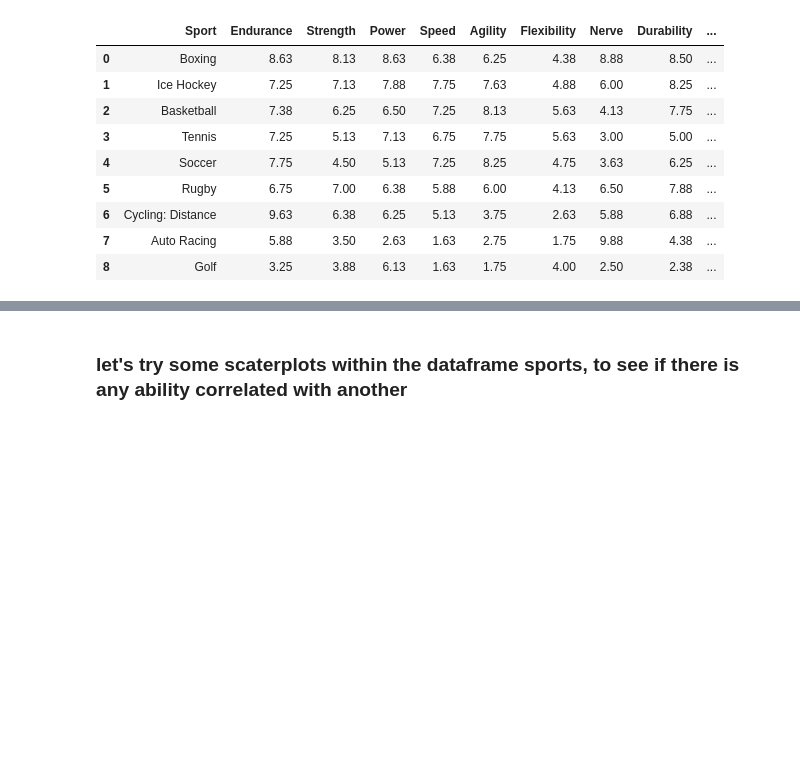
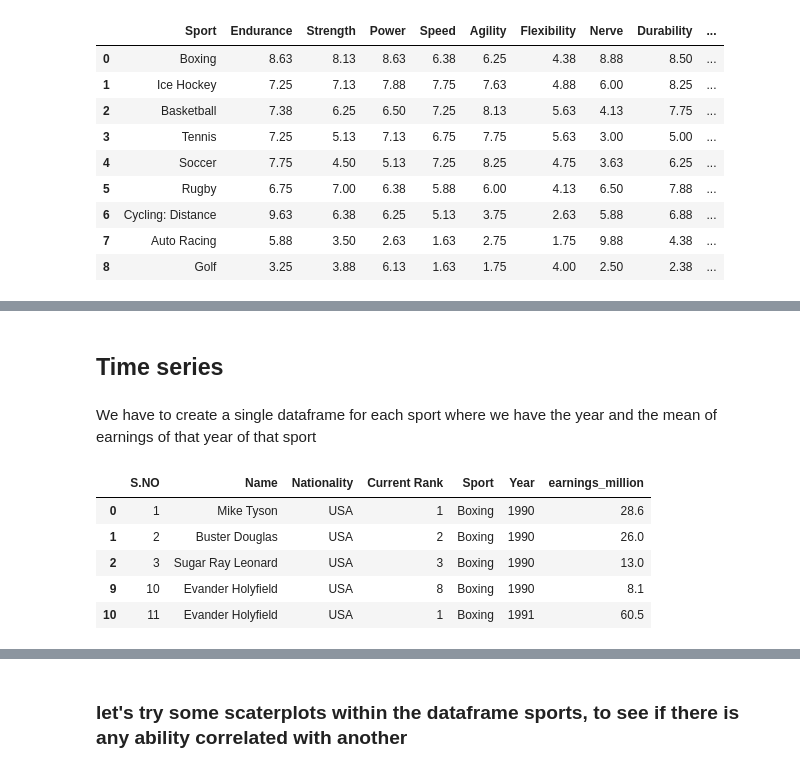
Before and after one commit to Jorge-Solana/Economical_Sports_Hisotry_and_Best_suitable_sport, a Jupyter notebook: First_Visuals.ipynb, the cells around one changed output, grey strips where cells are left out. Drawn from its saved outputs; the diff is of its cells as text; code cells hidden in the pictures; blank space fills up the shorter version.

```diff
--- a/First_Visuals.ipynb
+++ b/First_Visuals.ipynb
@@ -197,0 +280,4 @@ sports_cropped
+# %% [markdown]
+## Time series
+# %% [markdown]
+We have to create a single dataframe for each sport where we have the year and the mean of earnings of that year of that sport
@@ -197,0 +300,9 @@ sports_cropped
+# %%
+boxing.head()
+# %% [output]
+|  | S.NO | Name | Nationality | Current Rank | Sport | Year | earnings_million |
+| 0 | 1 | Mike Tyson | USA | 1 | Boxing | 1990 | 28.6 |
+| 1 | 2 | Buster Douglas | USA | 2 | Boxing | 1990 | 26.0 |
+| 2 | 3 | Sugar Ray Leonard | USA | 3 | Boxing | 1990 | 13.0 |
+| 9 | 10 | Evander Holyfield | USA | 8 | Boxing | 1990 | 8.1 |
+| 10 | 11 | Evander Holyfield | USA | 1 | Boxing | 1991 | 60.5 |
```
Also changed, not shown: parts of 33 cells of this notebook.
